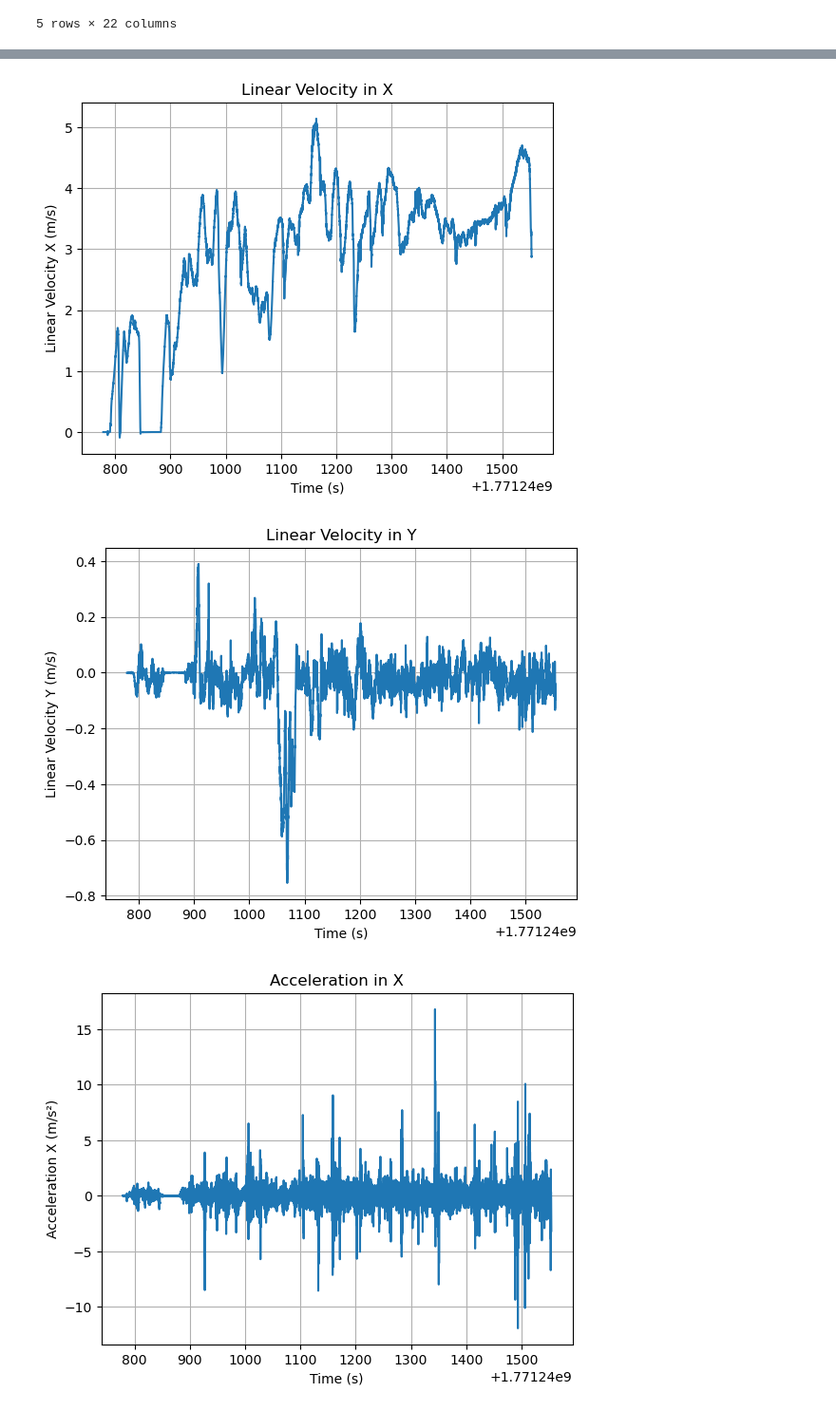
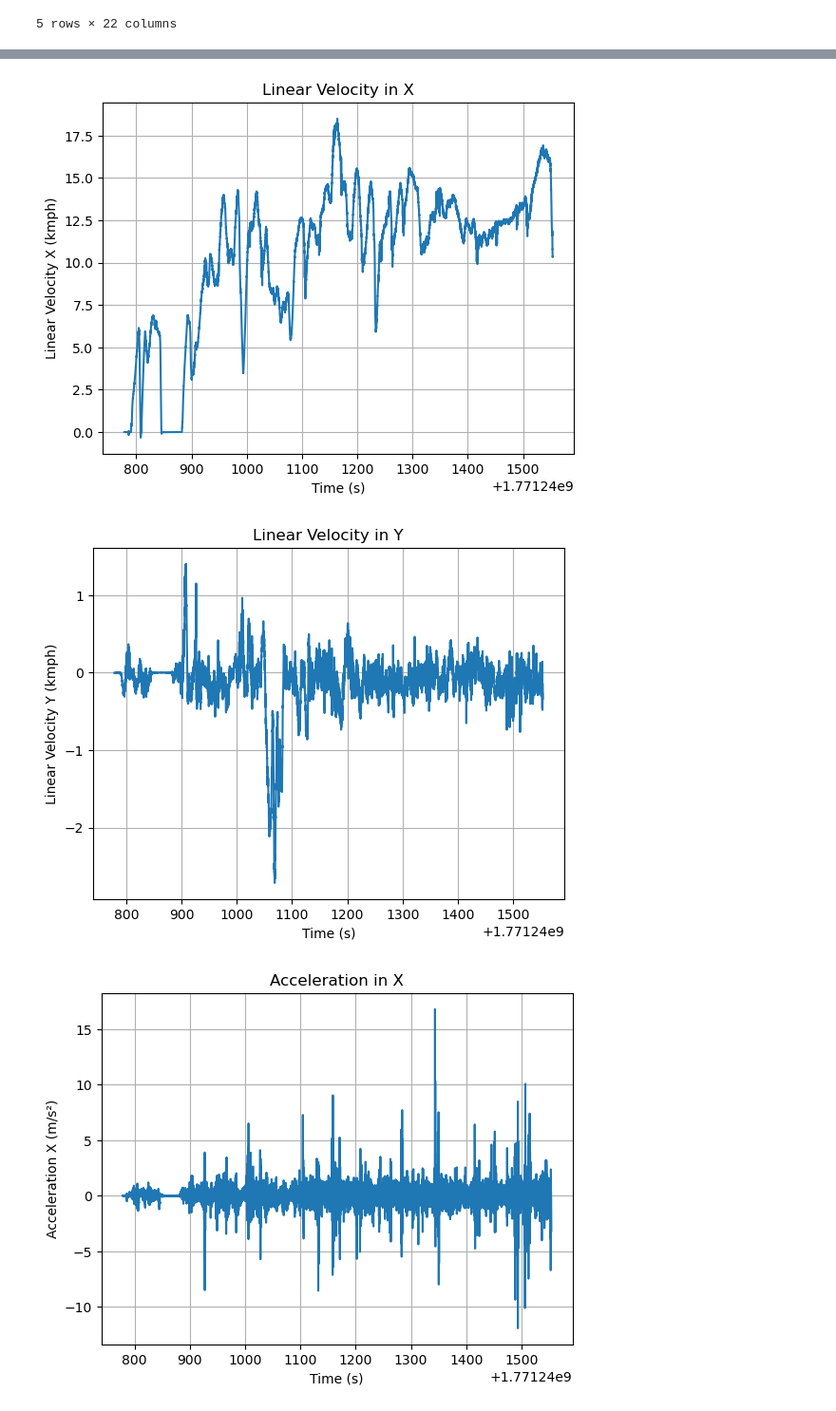
Before and after one commit to Santhosh4888/Adaptive-Cruise-Control, a Jupyter notebook: IMU+GPS_Module/Data_Extraction_IMU_Feb16th/odomenu_advanced_analysis.ipynb, the cells around one changed output, grey strips where cells are left out. Shown at 95% size. Drawn from its saved outputs; the diff is of its cells as text; code cells hidden in the pictures.

```diff
--- a/IMU+GPS_Module/Data_Extraction_IMU_Feb16th/odomenu_advanced_analysis.ipynb
+++ b/IMU+GPS_Module/Data_Extraction_IMU_Feb16th/odomenu_advanced_analysis.ipynb
@@ -35,3 +35,12 @@ odom.head()
 | 3 | 1.771241e+09 | 22.2799 | 21.6129 | -1.9596 | 0.002818 | 0.003587 | -0.75142 | -0.659809 | -0.0002 | -0.0006 | ... | ... |
 | 4 | 1.771241e+09 | 22.2799 | 21.6129 | -1.9596 | 0.002818 | 0.003587 | -0.75142 | -0.659809 | -0.0002 | -0.0006 | ... | ... |
 5 rows × 22 columns
+# %%
+# Convert velocity columns from m/s to km/h (create new columns, avoid overwriting if they exist)
+for c in ["vel_x", "vel_y", "vel_z"]:
+    kmph_col = f"{c}_kmph"
+    if kmph_col not in odom.columns and c in odom.columns:
+        odom[kmph_col] = odom[c] * 3.6
+
+# quick check
+odom[["vel_x_kmph", "vel_y_kmph", "vel_z_kmph"]].head()
@@ -38,25 +54,25 @@ odom.head()
 # %%
 
 plt.figure()
-plt.plot(odom["time"], odom["vel_x"])
+plt.plot(odom["time"], odom["vel_x_kmph"])
 plt.xlabel("Time (s)")
-plt.ylabel("Linear Velocity X (m/s)")
+plt.ylabel("Linear Velocity X (kmph)")
 plt.title("Linear Velocity in X")
 plt.grid()
 plt.show()
 # %% [output]
-[figure, old version]
+[figure, new version]
 # %%
 
 plt.figure()
-plt.plot(odom["time"], odom["vel_y"])
+plt.plot(odom["time"], odom["vel_y_kmph"])
 plt.xlabel("Time (s)")
-plt.ylabel("Linear Velocity Y (m/s)")
+plt.ylabel("Linear Velocity Y (kmph)")
 plt.title("Linear Velocity in Y")
 plt.grid()
 plt.show()
 # %% [output]
-[figure, old version]
+[figure, new version]
 # %%
 
 plt.figure()
```
Also changed, not shown: parts of 4 cells of this notebook.
